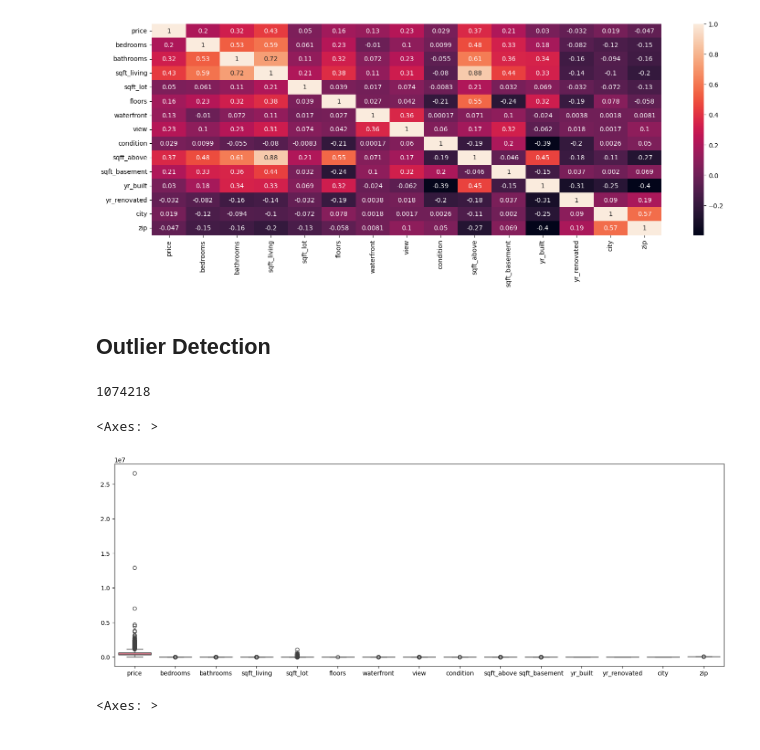
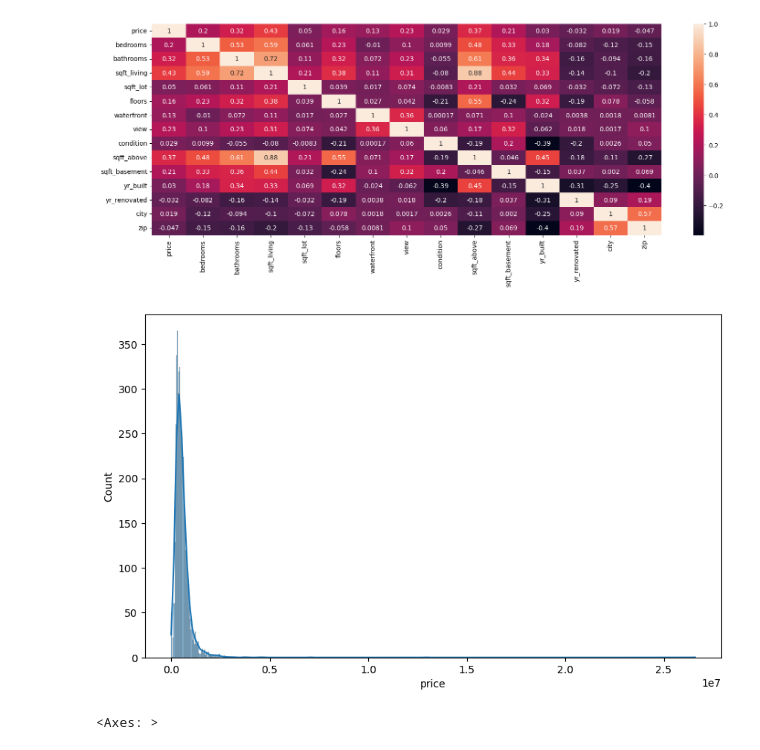
Before and after one commit to karanmohan357/House-Price-Prediction, a Jupyter notebook: House Price Prediction.ipynb, the cells around one changed output. Cells and saved outputs as stored; diff of their text form; code cells hidden in the pictures.

```diff
--- a/House Price Prediction.ipynb
+++ b/House Price Prediction.ipynb
@@ -149,16 +113,11 @@ sns.heatmap(df.corr(),annot=True)
 plt.show()
 # %% [output]
 [figure]
-# %% [markdown]
-## Outlier Detection
-# %%
-df['sqft_lot'].max()
-# %% [output]
-1074218
 # %%
-plt.figure(figsize=(18,6))
-sns.boxplot(df)
+# Distribution of target variable
+plt.figure(figsize=(10,6))
+sns.histplot(df['price'],kde=True)
+plt.show()
 # %% [output]
-<Axes: >
-[figure, old version]
+[figure, new version]
 # %%
```
Also changed, not shown: parts of 43 cells of this notebook, 2 other files.
